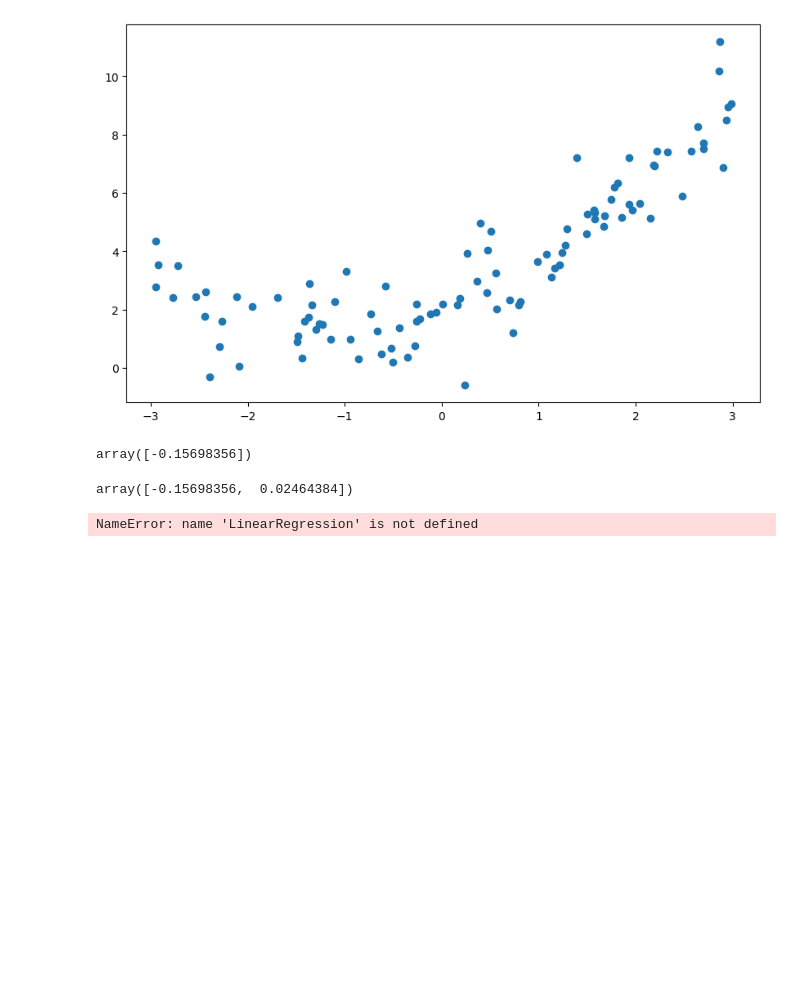
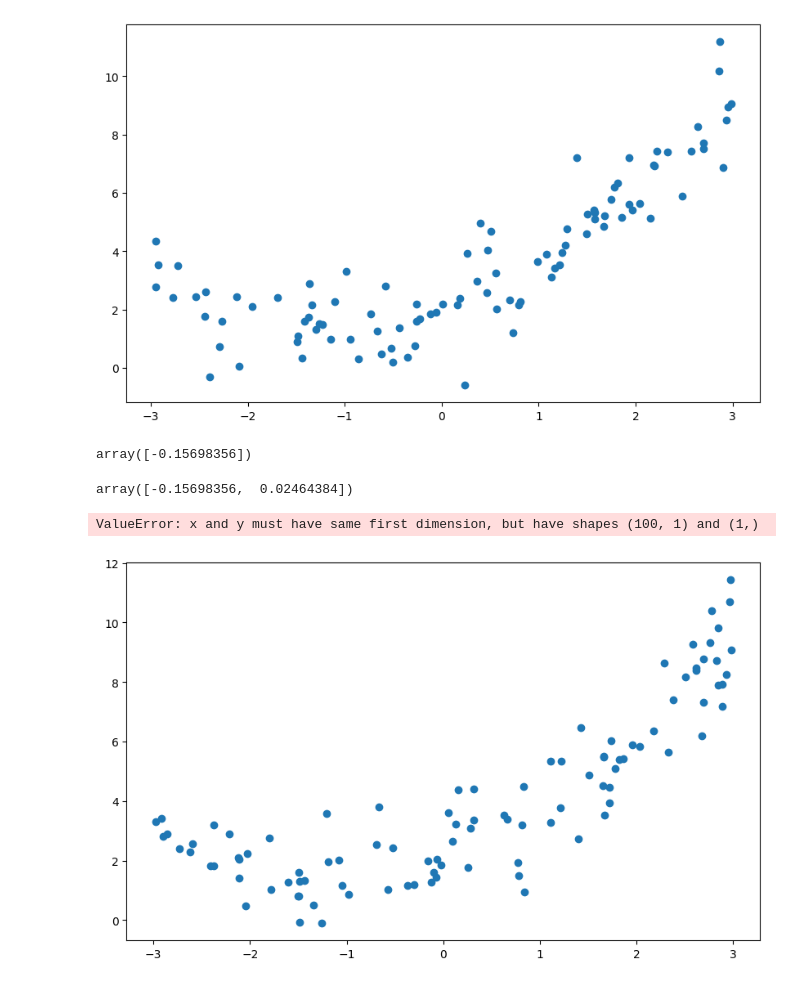
Before and after one commit to manojgowdabk/Hands-on-Machine-learning, a Jupyter notebook: GPT-Neo.ipynb, the cells around one changed output. Drawn from its saved outputs; the diff is of its cells as text; code cells hidden in the pictures; blank space fills up the shorter version.

```diff
--- a/GPT-Neo.ipynb
+++ b/GPT-Neo.ipynb
@@ -352,8 +352,15 @@ X_ploy[0]
 # %% [output]
 array([-0.15698356,  0.02464384])
 # %%
-from sklearnn import LinearRegression
+from sklearn.linear_model import LinearRegression
 lin_reg = LinearRegression()
 lin_reg.fit(X_ploy, y)
+Y_poly = lin_reg.predict(X_ploy)
-# %% [output]
-NameError: name 'LinearRegression' is not defined
+# %%
+plt.figure(figsize=(10,6))
+plt.scatter(X, y)
+plt.plot(X, Y_poly)
+plt.show()
+# %% [output]
+ValueError: x and y must have same first dimension, but have shapes (100, 1) and (1,)
+[figure, added]
```
Also changed, not shown: parts of 1 cell of this notebook.
